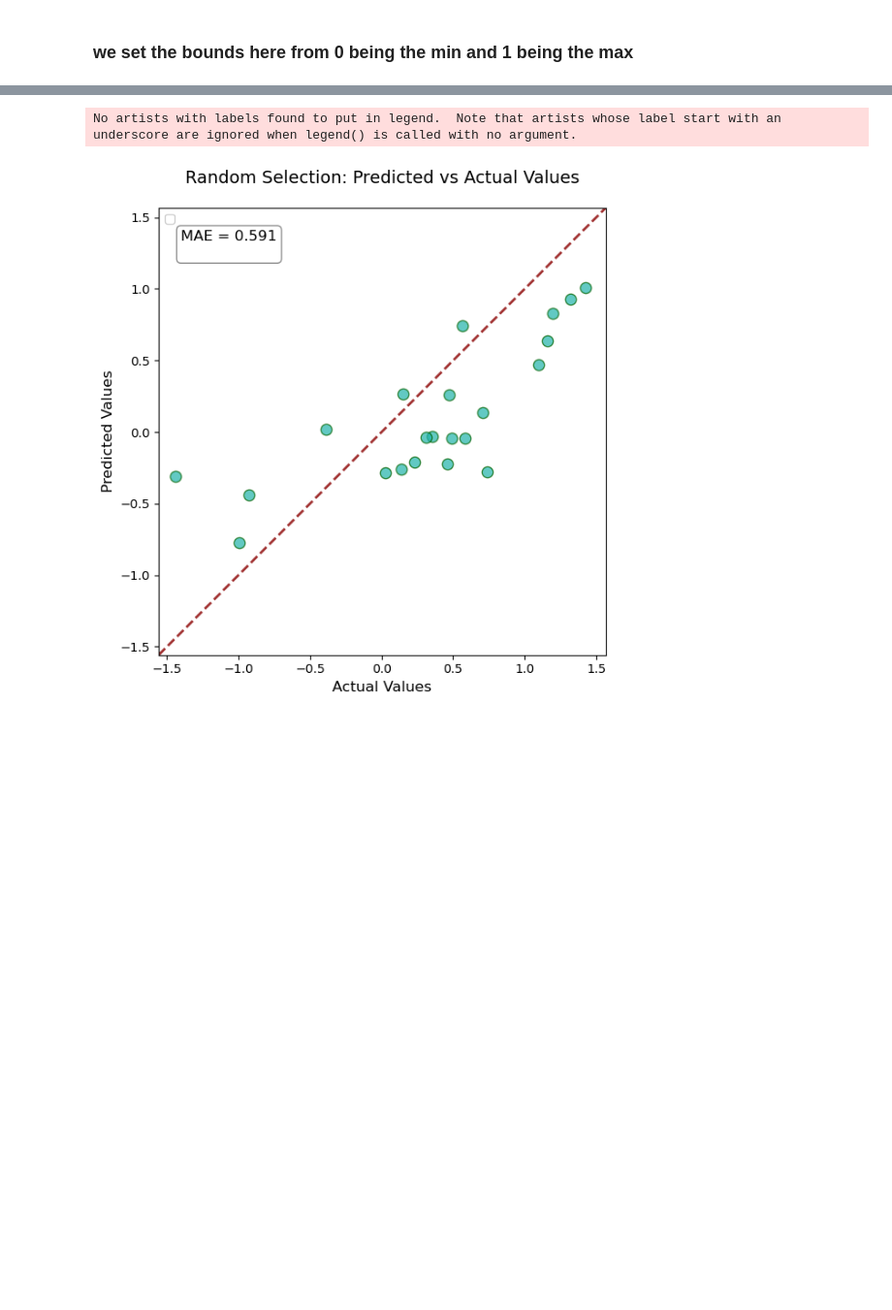
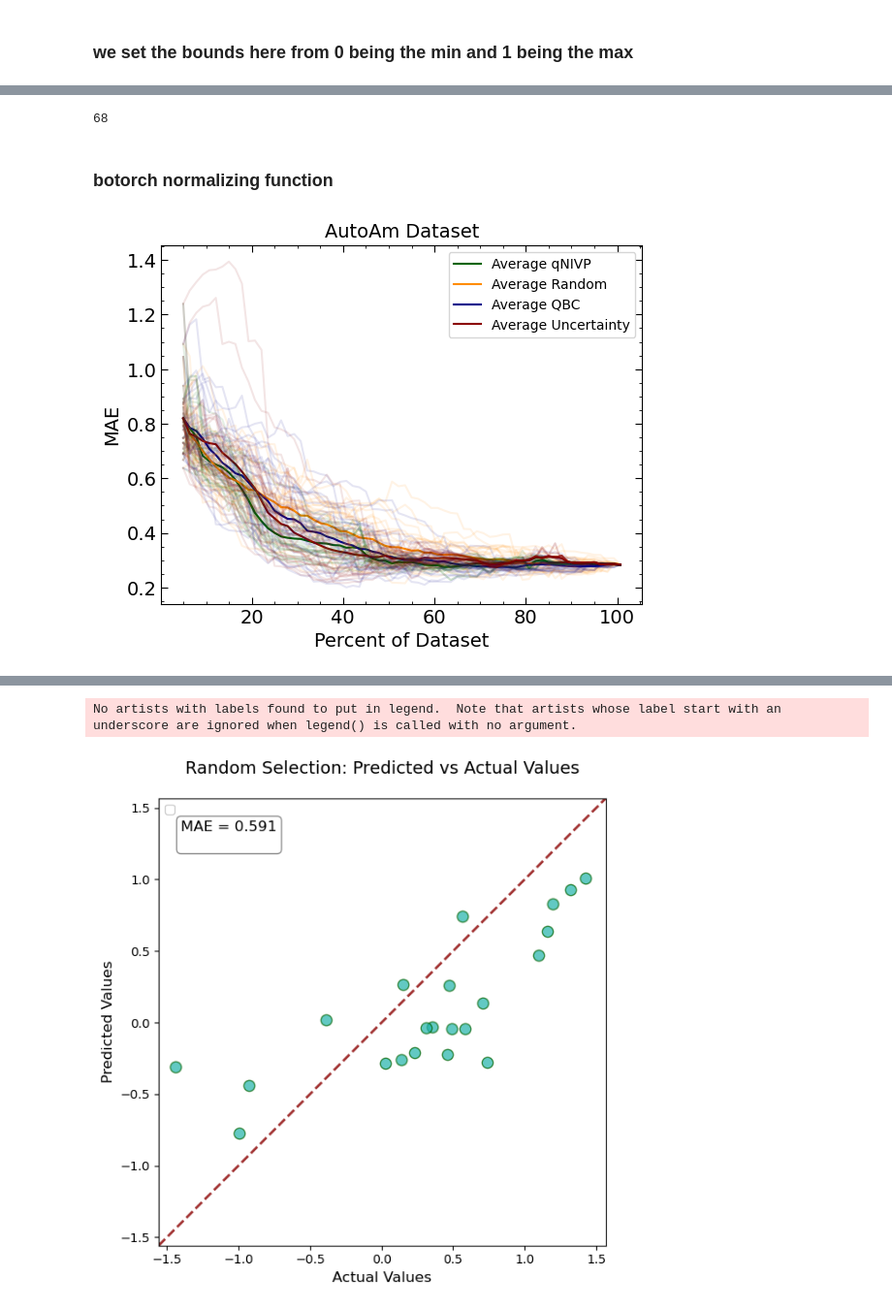
Before and after one commit to ramseyissa/qNIPV, a Jupyter notebook: notebooks/qNIPVautoAM.ipynb, the cells around one changed output, grey strips where cells are left out. Shown at 97% size. Drawn from its saved outputs; the diff is of its cells as text; code cells hidden in the pictures; blank space fills up the shorter version.

Commit message:
uncertainty plots

```diff
--- a/notebooks/qNIPVautoAM.ipynb
+++ b/notebooks/qNIPVautoAM.ipynb
@@ -827,0 +389,2 @@ plt.show()
+# %%
+random_runs = random_runs()
@@ -827,0 +512,2 @@ plt.show()
+# %%
+qbc_runs = qbc_runs()
@@ -827,0 +612,2 @@ plt.show()
+# %%
+uncertainty_runs = uncertainty_runs()
@@ -827,0 +625,64 @@ plt.show()
+# %%
+import numpy as np
+import matplotlib.pyplot as plt
+
+# Parameters
+total_candidates = 70
+initial_percent = 5  # Start with 5% of the dataset
+num_iterations = 67  # Number of active learning iterations
+
+# Calculate initial number of samples based on the initial percent
+initial_samples = int(initial_percent / 100 * total_candidates)
+x_percentages = [initial_percent]
+
+# Calculate percentages for each iteration
+for i in range(1, num_iterations + 1):
+    percent = initial_percent + (i / total_candidates) * 100
+    x_percentages.append(percent)
+
+
+len(x_percentages)
+# %% [output]
+68
+# %%
+average_mae_commit = np.mean(qbc_runs, axis=0)
+average_mae_rand = np.mean(random_runs, axis=0)
+average_mae_qnipv = np.mean(qnipv_runs[0], axis=0)
+average_mae_uncr = np.mean(uncertainty_runs, axis=0)
+# %% [markdown]
+### botorch normalizing function
+# %%
+plt.plot(x_percentages,average_mae_qnipv, color='darkgreen', label='Average qNIVP')
+plt.plot(x_percentages,average_mae_rand, color='darkorange', label='Average Random')
+plt.plot(x_percentages,average_mae_commit, color='darkblue', label='Average QBC')
+plt.plot(x_percentages,average_mae_uncr, color='darkred', label='Average Uncertainty')
+# colors = ['crimson','crimson','crimson','crimson','crimson']
+# colors = ['crimson']
+# Blue, Orange, Green
+colors_qnipv = ['purple']
+for mae_values in random_runs:
+    plt.plot(x_percentages,mae_values, color='darkorange',alpha=0.1)
+
+for mae_values in qnipv_runs[0]:
+    plt.plot(x_percentages,mae_values, color='darkgreen',alpha=0.1)
+
+for mae_values in qbc_runs:
+    plt.plot(x_percentages,mae_values, color='darkblue',alpha=0.1)
+
+for mae_values in uncertainty_runs:
+    plt.plot(x_percentages,mae_values, color='darkred',alpha=0.1)
+
+# for mae_values, seed, color in zip(pred_mae, random_trials, colors_qnipv):
+#     plt.plot(mae_values, label=f'qnipv {seed}', color=color, alpha=0.2)
+
+
+plt.tick_params(direction='in', which='major', length=5, bottom=True, top=True, left=True, right=True, colors='k', labelsize=14)
+plt.tick_params(direction='in', which='minor', length=2, bottom=True, top=True, left=True, right=True, colors='k', labelsize=14)
+plt.minorticks_on()
+plt.title('AutoAm Dataset', size=14)
+plt.xlabel('Percent of Dataset', size=14)
+plt.ylabel('MAE', size=14)
+plt.legend()
+plt.show()
+# %% [output]
+[figure, added]
```
Also changed, not shown: parts of 88 cells of this notebook, 1 other file.
